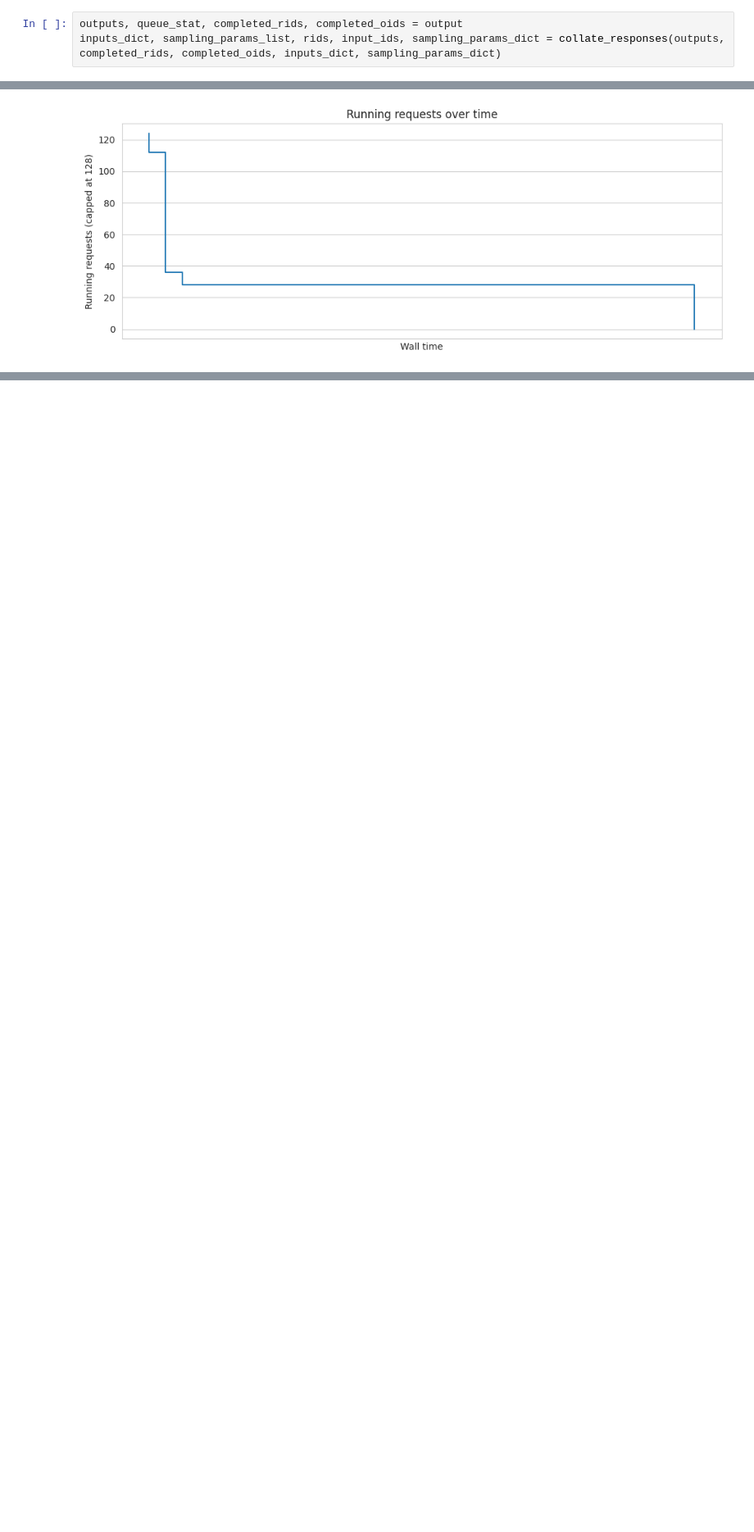
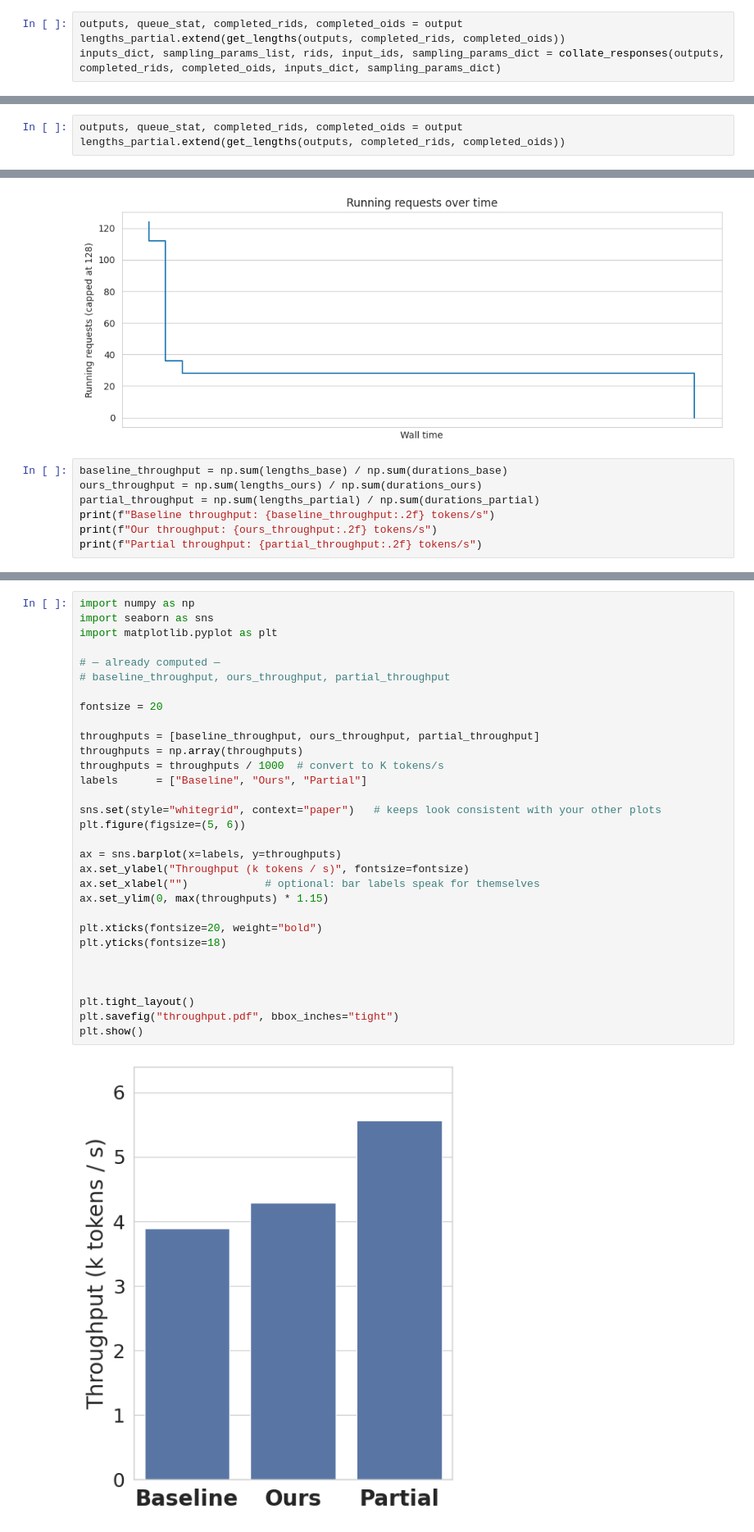
Before and after one commit to ExtremeViscent/verl, a Jupyter notebook: scripts/throughput.ipynb, the cells around one changed output, grey strips where cells are left out. Shown: that part at 82% size. Cells and saved outputs as stored; diff of their text form; blank space fills up the shorter version.

Commit message:
Throughput and cache

```diff
--- a/scripts/throughput.ipynb
+++ b/scripts/throughput.ipynb
@@ -954,5 +1452,6 @@ Clear queue
 # %%
 outputs, queue_stat, completed_rids, completed_oids = output
+lengths_partial.extend(get_lengths(outputs, completed_rids, completed_oids))
 inputs_dict, sampling_params_list, rids, input_ids, sampling_params_dict = collate_responses(outputs, completed_rids, completed_oids, inputs_dict, sampling_params_dict)
 # %%
 start = time.perf_counter()
@@ -977,0 +1478,3 @@ Clear queue
+# %%
+outputs, queue_stat, completed_rids, completed_oids = output
+lengths_partial.extend(get_lengths(outputs, completed_rids, completed_oids))
@@ -1038,3 +1545,10 @@ plt.tight_layout()
 plt.show()
 # %% [output]
 [figure]
+# %%
+baseline_throughput = np.sum(lengths_base) / np.sum(durations_base)
+ours_throughput = np.sum(lengths_ours) / np.sum(durations_ours)
+partial_throughput = np.sum(lengths_partial) / np.sum(durations_partial)
+print(f"Baseline throughput: {baseline_throughput:.2f} tokens/s")
+print(f"Our throughput: {ours_throughput:.2f} tokens/s")
+print(f"Partial throughput: {partial_throughput:.2f} tokens/s")
@@ -1040,0 +1559,33 @@ plt.show()
+# %%
+import numpy as np
+import seaborn as sns
+import matplotlib.pyplot as plt
+
+# — already computed —
+# baseline_throughput, ours_throughput, partial_throughput
+
+fontsize = 20
+
+throughputs = [baseline_throughput, ours_throughput, partial_throughput]
+throughputs = np.array(throughputs)
+throughputs = throughputs / 1000  # convert to K tokens/s
+labels      = ["Baseline", "Ours", "Partial"]
+
+sns.set(style="whitegrid", context="paper")   # keeps look consistent with your other plots
+plt.figure(figsize=(5, 6))
+
+ax = sns.barplot(x=labels, y=throughputs)
+ax.set_ylabel("Throughput (k tokens / s)", fontsize=fontsize)
+ax.set_xlabel("")            # optional: bar labels speak for themselves
+ax.set_ylim(0, max(throughputs) * 1.15)
+
+plt.xticks(fontsize=20, weight="bold")
+plt.yticks(fontsize=18)
+
+
+
+plt.tight_layout()
+plt.savefig("throughput.pdf", bbox_inches="tight")
+plt.show()
+# %% [output]
+[figure, added]
```
Also changed, not shown: parts of 83 cells of this notebook, 1 other file.
